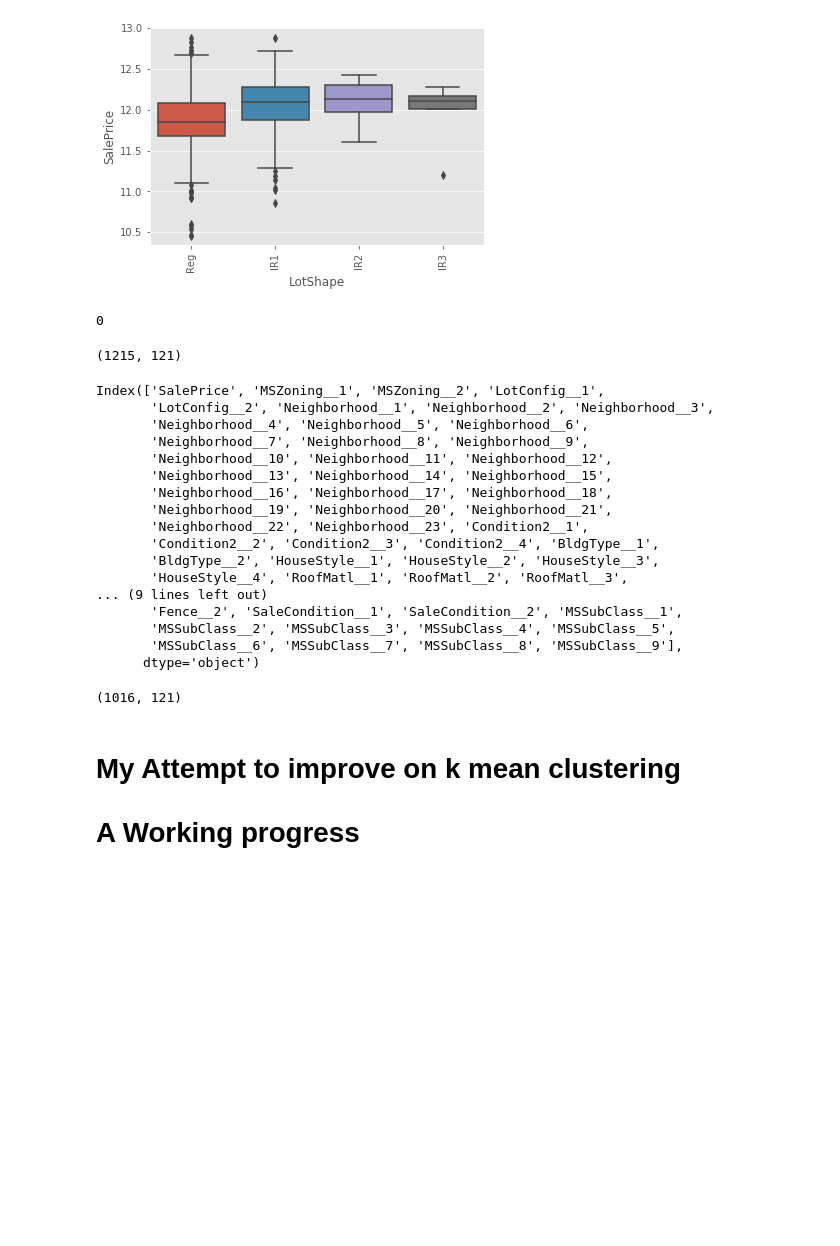
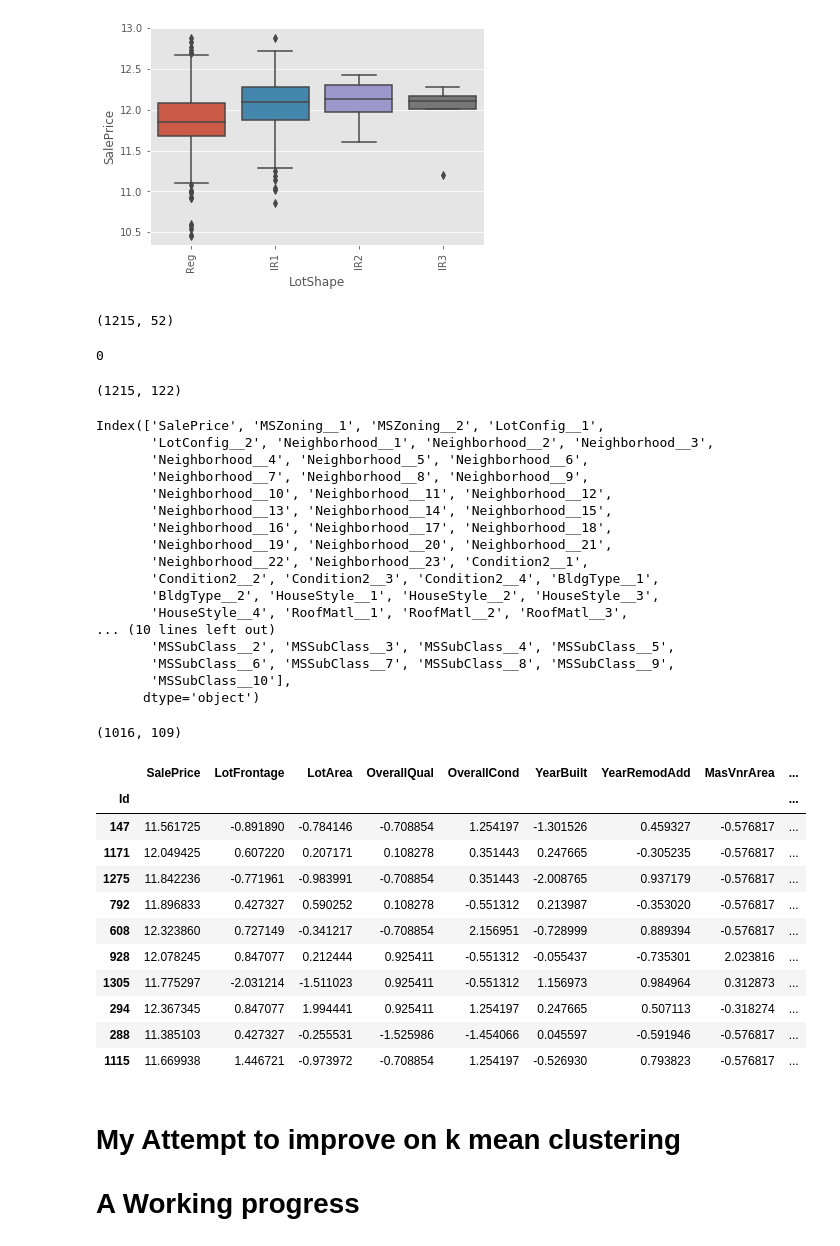
Before and after one commit to AronBerke/Kaggle_Housing_Project, a Jupyter notebook: Austin/DataProcessing_CategoricalGrouping.ipynb, the cells around one changed output. Cells and saved outputs as stored; diff of their text form; code cells hidden in the pictures; blank space fills up the shorter version.

```diff
--- a/Austin/DataProcessing_CategoricalGrouping.ipynb
+++ b/Austin/DataProcessing_CategoricalGrouping.ipynb
@@ -184,6 +182,13 @@ undummified_grouped_baseline_df=pd.concat([y,x],axis=1,sort='False')
+# %%
+# Removing the columns with pure 0's
+temptemp_df=pd.concat([y,x],axis=1,sort='False')
+undummified_grouped_baseline_df=temptemp_df.loc[:,(temptemp_df != 0).any(axis=0)]
+undummified_grouped_baseline_df.shape
+# %% [output]
+(1215, 52)
 # %%
 # dummifying the grouped_baseline_df
-grouped_basline_df_copy=undummified_grouped_baseline_df.copy()
+grouped_basline_df_copy=temptemp_df.copy()
 for feature in nominal_var_processed:
     grouped_basline_df_copy=dummify_column(grouped_basline_df_copy,[feature])
 dummified_grouped_baseline_df=grouped_basline_df_copy
@@ -191,7 +196,7 @@ print(dummified_grouped_baseline_df.isnull().sum().sum())
 dummified_grouped_baseline_df.shape
 # %% [output]
 0
-(1215, 121)
+(1215, 122)
 # %%
 dummified_grouped_baseline_df.columns[~dummified_grouped_baseline_df.columns.isin(cont_var_for_tuning)]
 # %% [output]
@@ -207,10 +212,10 @@ Index(['SalePrice', 'MSZoning__1', 'MSZoning__2', 'LotConfig__1',
        'Condition2__2', 'Condition2__3', 'Condition2__4', 'BldgType__1',
        'BldgType__2', 'HouseStyle__1', 'HouseStyle__2', 'HouseStyle__3',
        'HouseStyle__4', 'RoofMatl__1', 'RoofMatl__2', 'RoofMatl__3',
-... (9 lines left out)
-       'Fence__2', 'SaleCondition__1', 'SaleCondition__2', 'MSSubClass__1',
+... (10 lines left out)
        'MSSubClass__2', 'MSSubClass__3', 'MSSubClass__4', 'MSSubClass__5',
-       'MSSubClass__6', 'MSSubClass__7', 'MSSubClass__8', 'MSSubClass__9'],
+       'MSSubClass__6', 'MSSubClass__7', 'MSSubClass__8', 'MSSubClass__9',
+       'MSSubClass__10'],
       dtype='object')
 # %%
 # Removing sub-categories with low counts and their associated observations (if less than 2% of total observation)
@@ -223,13 +228,29 @@ for cat_feature in non_cont_columns:
 # %%
 # creating boolean vector to takeout observations that have categorical low count observations
 reduction_bool_vec=np.any(np.array(boolmatrix).transpose(),axis=1)
-purged_dummified_grouped_baseline_df=dummified_grouped_baseline_df[~reduction_bool_vec]
+temp_df=dummified_grouped_baseline_df[~reduction_bool_vec]
+purged_dummified_grouped_baseline_df=temp_df.loc[:,(temp_df != 0).any(axis=0)]
 purged_dummified_grouped_baseline_df.shape
 # %% [output]
-(1016, 121)
+(1016, 109)
 # %%
 undummified_grouped_baseline_df.to_csv('undummified_grouped_baseline_df')
 purged_dummified_grouped_baseline_df.to_csv('purged_dummified_grouped_baseline_df')
+# %%
+purged_dummified_grouped_baseline_df.sample(10)
+# %% [output]
+|  | SalePrice | LotFrontage | LotArea | OverallQual | OverallCond | YearBuilt | YearRemodAdd | MasVnrArea | ... |
+| Id |  |  |  |  |  |  |  |  | ... |
+| 147 | 11.561725 | -0.891890 | -0.784146 | -0.708854 | 1.254197 | -1.301526 | 0.459327 | -0.576817 | ... |
+| 1171 | 12.049425 | 0.607220 | 0.207171 | 0.108278 | 0.351443 | 0.247665 | -0.305235 | -0.576817 | ... |
+| 1275 | 11.842236 | -0.771961 | -0.983991 | -0.708854 | 0.351443 | -2.008765 | 0.937179 | -0.576817 | ... |
+| 792 | 11.896833 | 0.427327 | 0.590252 | 0.108278 | -0.551312 | 0.213987 | -0.353020 | -0.576817 | ... |
+| 608 | 12.323860 | 0.727149 | -0.341217 | -0.708854 | 2.156951 | -0.728999 | 0.889394 | -0.576817 | ... |
+| 928 | 12.078245 | 0.847077 | 0.212444 | 0.925411 | -0.551312 | -0.055437 | -0.735301 | 2.023816 | ... |
+| 1305 | 11.775297 | -2.031214 | -1.511023 | 0.925411 | -0.551312 | 1.156973 | 0.984964 | 0.312873 | ... |
+| 294 | 12.367345 | 0.847077 | 1.994441 | 0.925411 | 1.254197 | 0.247665 | 0.507113 | -0.318274 | ... |
+| 288 | 11.385103 | 0.427327 | -0.255531 | -1.525986 | -1.454066 | 0.045597 | -0.591946 | -0.576817 | ... |
+| 1115 | 11.669938 | 1.446721 | -0.973972 | -0.708854 | 1.254197 | -0.526930 | 0.793823 | -0.576817 | ... |
 # %% [markdown]
 # My Attempt to improve on k mean clustering
 # A Working progress
```
Also changed, not shown: parts of 2 cells of this notebook, 7 other files.
